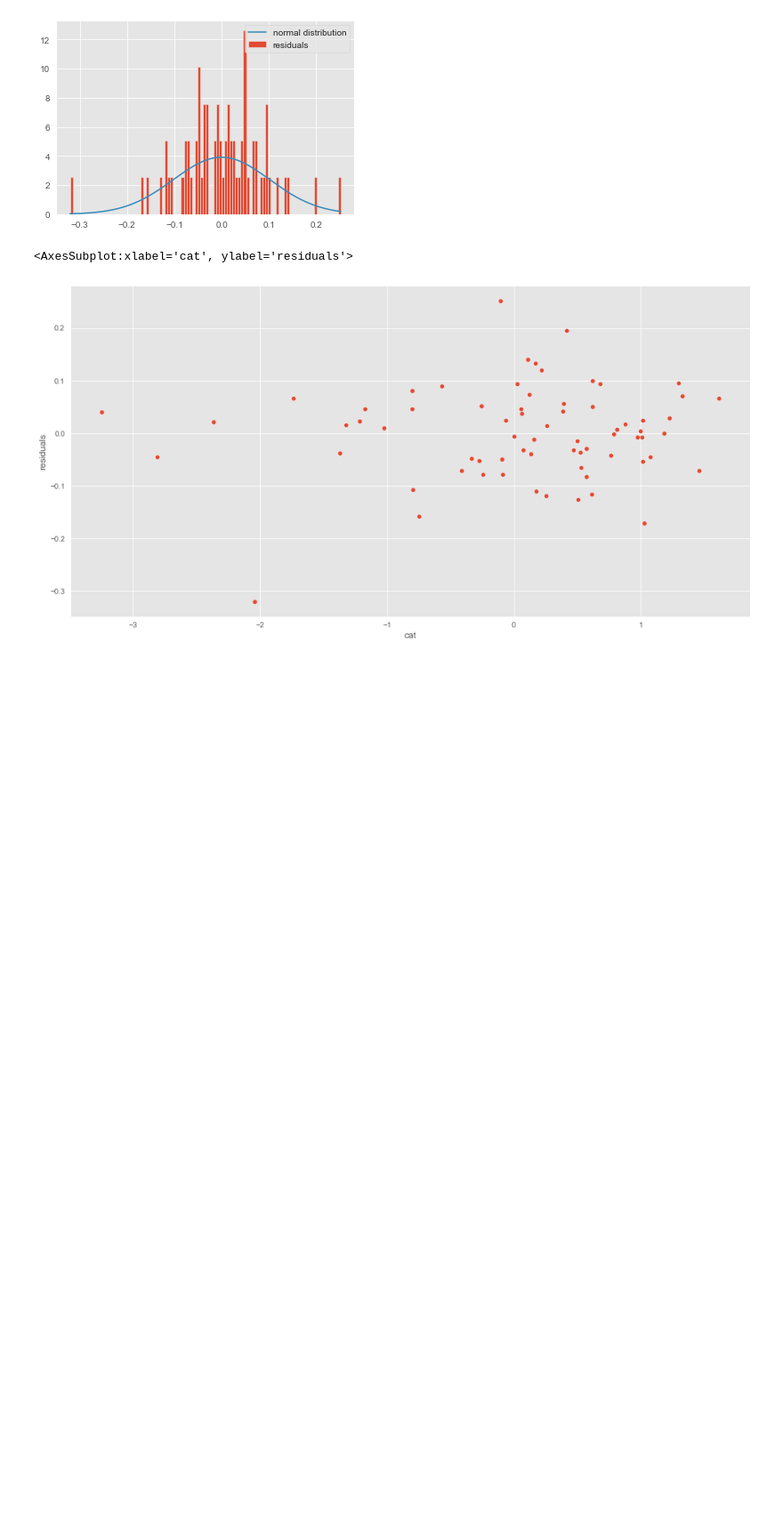
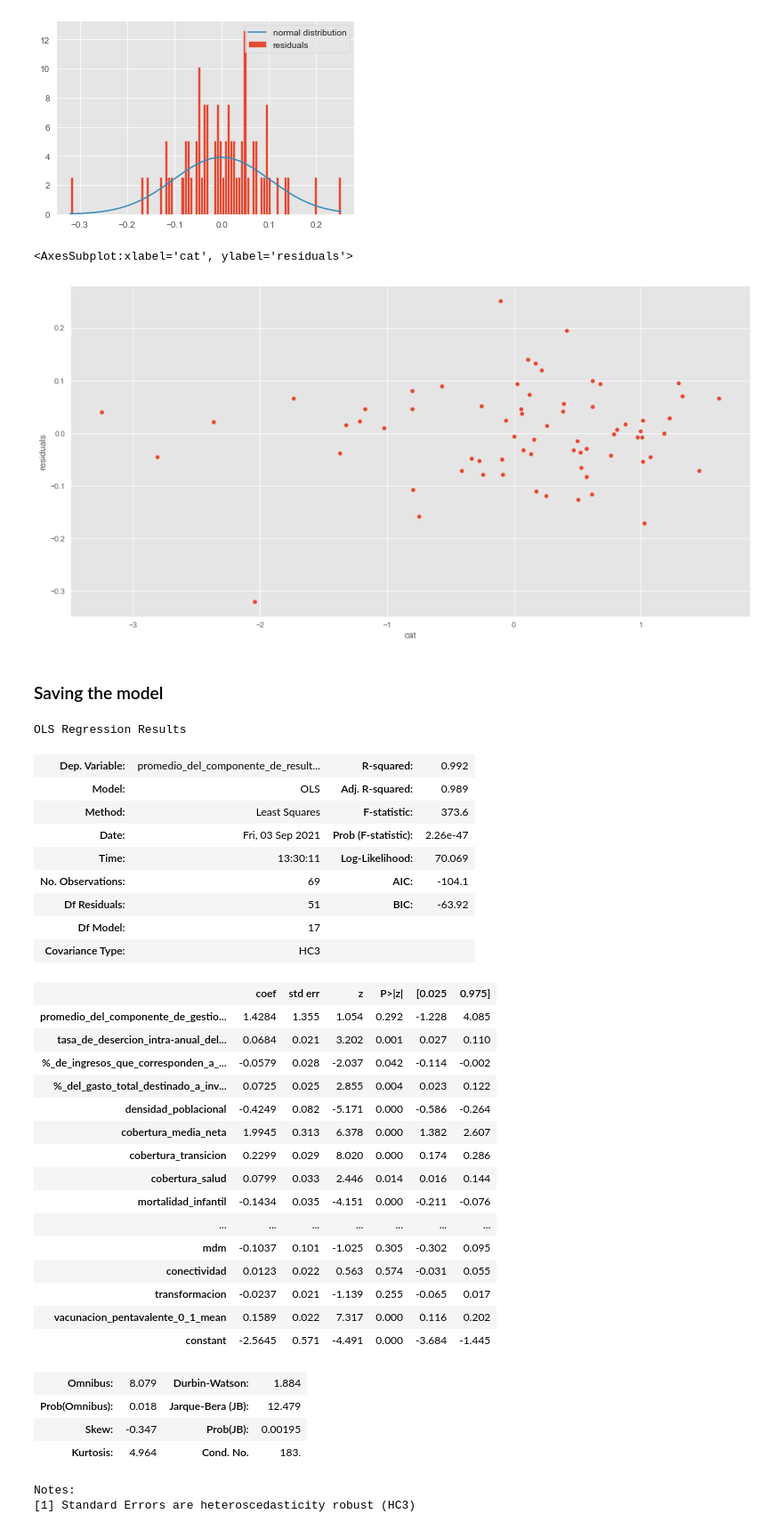
Before and after one commit to druiz35/ds4a_Team75, a Jupyter notebook: jupyter_notebooks/ols_modelling.ipynb, the cells around one changed output. Shown at 89% size. Drawn from its saved outputs; the diff is of its cells as text; code cells hidden in the pictures; blank space fills up the shorter version.

```diff
--- a/jupyter_notebooks/ols_modelling.ipynb
+++ b/jupyter_notebooks/ols_modelling.ipynb
@@ -555,0 +582,2 @@ sns.scatterplot(x = 'cat', y = 'residuals', data = df4, ax = ax)
+# %% [markdown]
+### Saving the model
@@ -555,0 +586,38 @@ sns.scatterplot(x = 'cat', y = 'residuals', data = df4, ax = ax)
+# %%
+from statsmodels.iolib.smpickle import load_pickle
+new_results = load_pickle("ols_model.pickle")
+# %%
+new_results.summary()
+# %% [output]
+OLS Regression Results
+| Dep. Variable: | promedio_del_componente_de_result... | R-squared: | 0.992 |
+| Model: | OLS | Adj. R-squared: | 0.989 |
+| Method: | Least Squares | F-statistic: | 373.6 |
+| Date: | Fri, 03 Sep 2021 | Prob (F-statistic): | 2.26e-47 |
+| Time: | 13:30:11 | Log-Likelihood: | 70.069 |
+| No. Observations: | 69 | AIC: | -104.1 |
+| Df Residuals: | 51 | BIC: | -63.92 |
+| Df Model: | 17 |  |  |
+| Covariance Type: | HC3 |  |  |
+|  | coef | std err | z | P>|z| | [0.025 | 0.975] |
+| promedio_del_componente_de_gestio... | 1.4284 | 1.355 | 1.054 | 0.292 | -1.228 | 4.085 |
+| tasa_de_desercion_intra-anual_del... | 0.0684 | 0.021 | 3.202 | 0.001 | 0.027 | 0.110 |
+| %_de_ingresos_que_corresponden_a_... | -0.0579 | 0.028 | -2.037 | 0.042 | -0.114 | -0.002 |
+| %_del_gasto_total_destinado_a_inv... | 0.0725 | 0.025 | 2.855 | 0.004 | 0.023 | 0.122 |
+| densidad_poblacional | -0.4249 | 0.082 | -5.171 | 0.000 | -0.586 | -0.264 |
+| cobertura_media_neta | 1.9945 | 0.313 | 6.378 | 0.000 | 1.382 | 2.607 |
+| cobertura_transicion | 0.2299 | 0.029 | 8.020 | 0.000 | 0.174 | 0.286 |
+| cobertura_salud | 0.0799 | 0.033 | 2.446 | 0.014 | 0.016 | 0.144 |
+| mortalidad_infantil | -0.1434 | 0.035 | -4.151 | 0.000 | -0.211 | -0.076 |
+| ... | ... | ... | ... | ... | ... | ... |
+| mdm | -0.1037 | 0.101 | -1.025 | 0.305 | -0.302 | 0.095 |
+| conectividad | 0.0123 | 0.022 | 0.563 | 0.574 | -0.031 | 0.055 |
+| transformacion | -0.0237 | 0.021 | -1.139 | 0.255 | -0.065 | 0.017 |
+| vacunacion_pentavalente_0_1_mean | 0.1589 | 0.022 | 7.317 | 0.000 | 0.116 | 0.202 |
+| constant | -2.5645 | 0.571 | -4.491 | 0.000 | -3.684 | -1.445 |
+| Omnibus: | 8.079 | Durbin-Watson: | 1.884 |
+| Prob(Omnibus): | 0.018 | Jarque-Bera (JB): | 12.479 |
+| Skew: | -0.347 | Prob(JB): | 0.00195 |
+| Kurtosis: | 4.964 | Cond. No. | 183. |
+Notes:
+[1] Standard Errors are heteroscedasticity robust (HC3)
```
Also changed, not shown: parts of 11 cells of this notebook.
